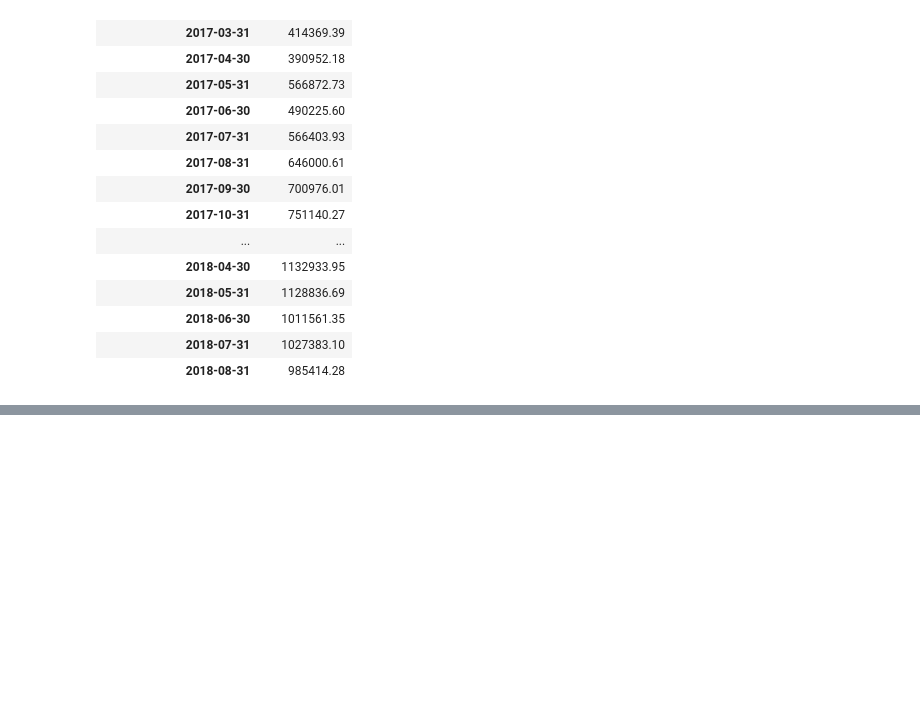
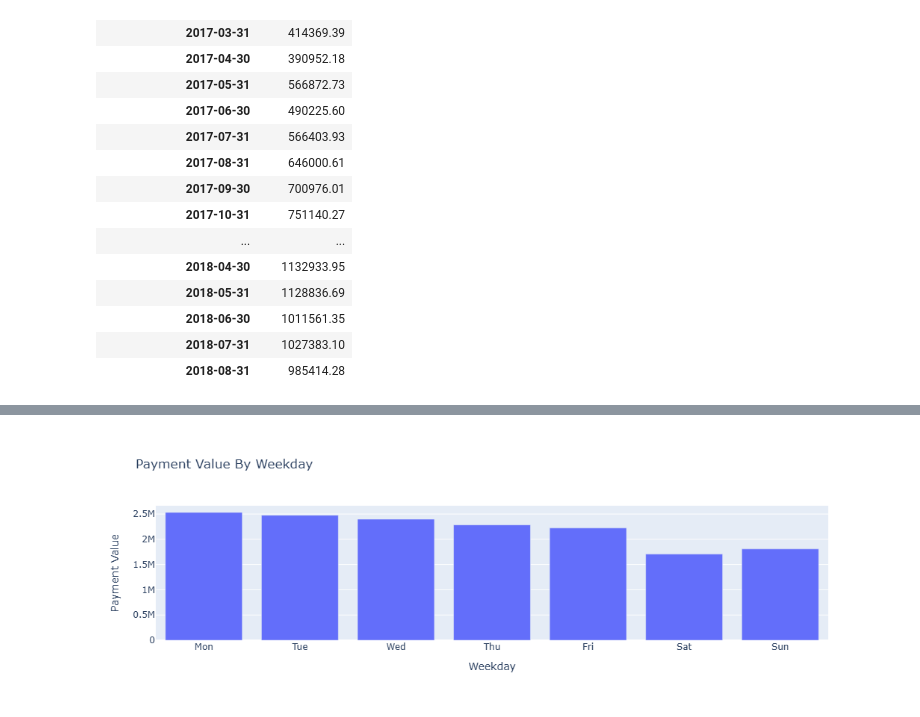
Before and after one commit to sso0421/Pandas, a Jupyter notebook: 261019-20/261020_01.ipynb, the cells around one changed output, grey strips where cells are left out. Cells and saved outputs as stored; diff of their text form; code cells hidden in the pictures; blank space fills up the shorter version.

```diff
--- a/261019-20/261020_01.ipynb
+++ b/261019-20/261020_01.ipynb
@@ -740,0 +936,2 @@ dtype: float64
+# %%
+merged_order_payment_weekday = merged_order_payment_weekday.reset_index()
@@ -740,0 +947,22 @@ dtype: float64
+# %%
+def func(row) :
+
+    if row["weekday"] == 0 :
+        row["weekday"] = "Mon"
+    elif row["weekday"] == 1 :
+        row["weekday"] = "Tue"
+    elif row["weekday"] == 2 :
+        row["weekday"] = "Wed"
+    elif row["weekday"] == 3 :
+        row["weekday"] = "Thu"
+    elif row["weekday"] == 4 :
+        row["weekday"] = "Fri"
+    elif row["weekday"] == 5 :
+        row["weekday"] = "Sat"
+    elif row["weekday"] == 6 :
+        row["weekday"] = "Sun"
+
+    return row
+# %%
+merged_order_payment_weekday = merged_order_payment_weekday.apply(func, axis=1)
+merged_order_payment_weekday
@@ -740,0 +997,2 @@ dtype: float64
+# %%
+merged_order_payment_weekday = merged_order_payment_weekday.set_index("weekday")
@@ -740,0 +1009,18 @@ dtype: float64
+# %%
+import plotly.express as px
+
+fig = px.bar(
+    x=merged_order_payment_weekday.index,
+    y=merged_order_payment_weekday["payment_value"],
+    title="Payment Value By Weekday",
+    labels={
+        "x": "Weekday",
+        "y": "Payment Value"
+    }
+)
+
+# fig.update_xaxes(tickvals=[2016, 2017, 2018])
+
+fig.show()
+# %% [output]
+[figure, added]
```
Also changed, not shown: parts of 140 cells of this notebook, 48 other files.
